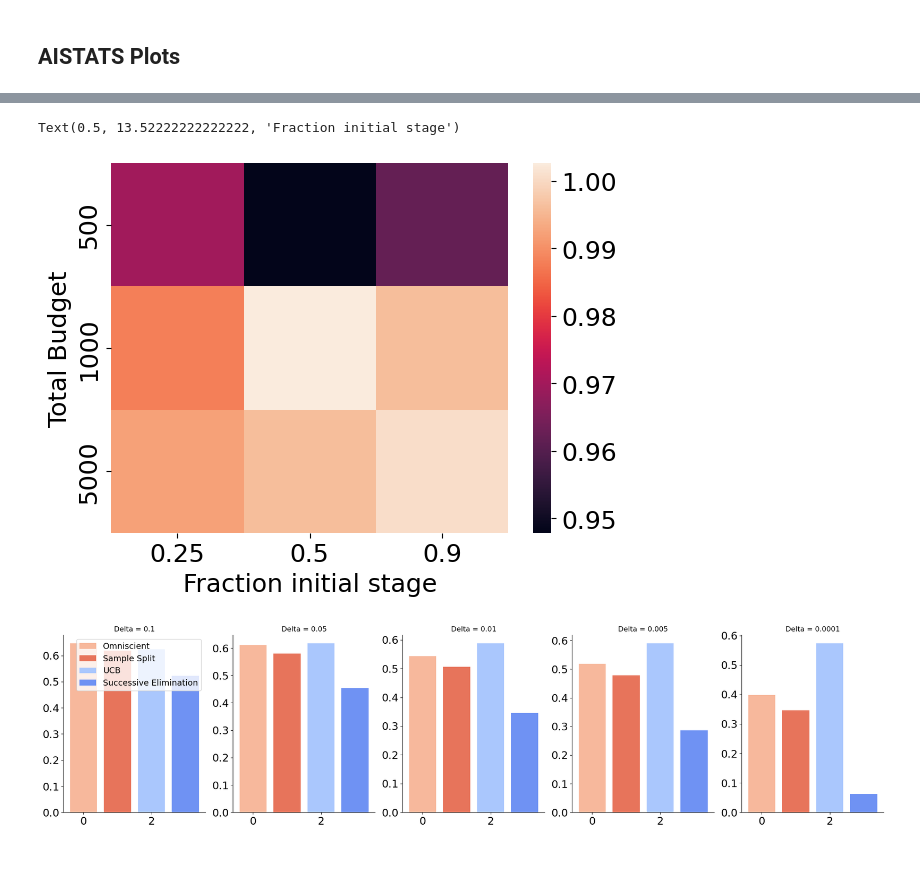
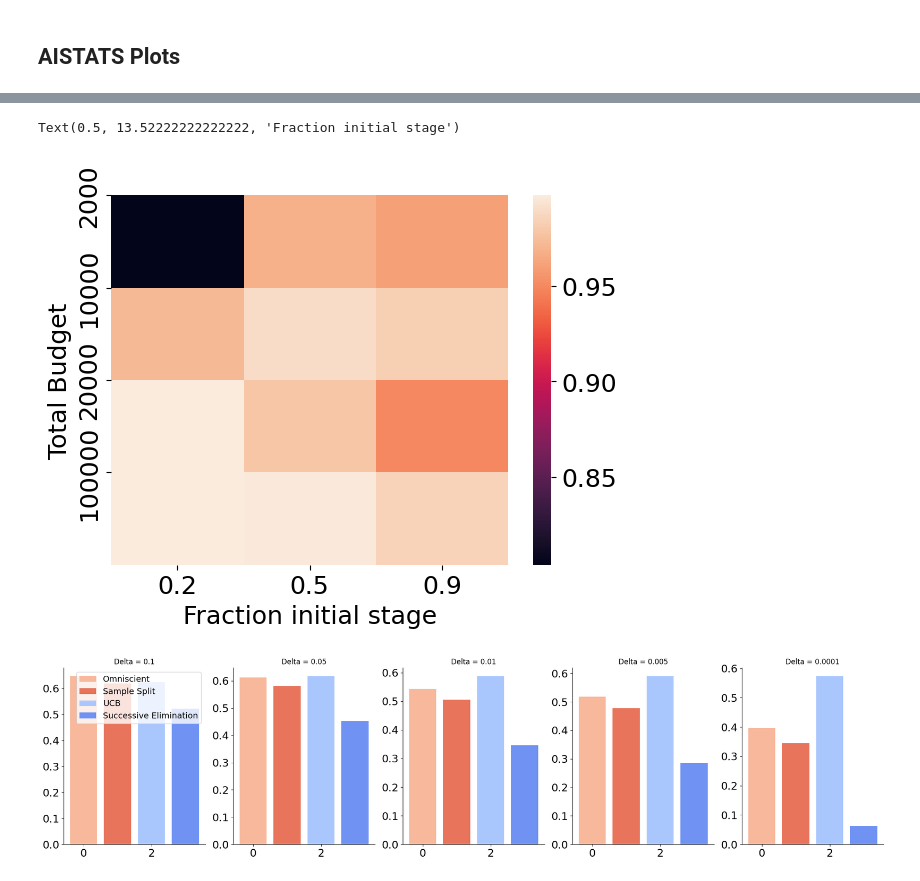
Before and after one commit to secg5/risk_certificate, a Jupyter notebook: scripts/notebooks/Plotting.ipynb, the cells around one changed output, grey strips where cells are left out. Cells and saved outputs as stored; diff of their text form; code cells hidden in the pictures.

```diff
--- a/scripts/notebooks/Plotting.ipynb
+++ b/scripts/notebooks/Plotting.ipynb
@@ -53,9 +64,11 @@ plt.legend()
 # %%
 dataset = "vary_n_m"
-sample_sizes = [100,500,1000,5000]
+number_arms = 200
+sample_sizes = [200*10,200*50,200*100,200*500]
+
 methods = ['omniscient','sample_split','ucb','successive_elimination']
 nice_names = ['Omniscient','Sample Split','UCB','Successive Elimination']
-temp_params = {'number_arms': 10}
+temp_params = {'number_arms': number_arms}
 
 for i in range(len(methods)):
     method_name = methods[i]
@@ -63,16 +76,23 @@ for i in range(len(methods)):
     data = []
 
     for s in sample_sizes:
+        # Make this consistent across classes
         temp_params['sample_size'] = s
-        if s == 100:
-            s = 80
-        temp_params['first_stage_size'] = s//2
+        # if s == 2000:
+        #     s = 8*200
+        temp_params['first_stage_size'] = s // 2
 
         results = get_results_matching_parameters(dataset,"",temp_params)
         results = aggregate_data(results)
         data.append(results[method_name][0])
     plt.plot(list(range(len(sample_sizes))),data,label=nice_name,color=colors_by_method[method_name])
 
+# Set y-axis ticks to the sample size numbers
+plt.xticks(list(range(len(sample_sizes))), [str(size) for size in sample_sizes])
+plt.xlabel('samlpe size')
+plt.ylabel('Certificate value')
+plt.title("Certificate value as a function of the sample size")
+
 plt.legend()
 # %% [output]
 <matplotlib.legend.Legend at 0x...>
@@ -80,35 +100,40 @@ plt.legend()
 # %%
 dataset = "vary_n_m"
-sample_sizes = [500,1000,5000]
-first_stage_sizes = [0.25,0.5,0.9]
-temp_params = {'number_arms': 10}
+# sample_sizes = [500,1000,5000]
+
+# sample_sizes = [2000,10000,20000,100000]
+number_arms = 200
+sample_sizes = [200*10,200*50,200*100,200*500]
+first_stage_sizes = [0.2,0.5,0.9]
+# temp_params = {'number_arms': 10}
+temp_params = {'number_arms': number_arms}
 
 total_array = np.zeros((len(sample_sizes),len(first_stage_sizes)))
 
 for i in range(len(sample_sizes)):
     for j in range(len(first_stage_sizes)):
         temp_params['sample_size'] = sample_sizes[i]
         temp_params['first_stage_size'] = int(first_stage_sizes[j]*sample_sizes[i])
 
-        if temp_params['first_stage_size'] == 125:
-            temp_params['first_stage_size'] = 100
+        # if temp_params['first_stage_size'] == 125:
+        #     temp_params['first_stage_size'] = 100
 
-        if temp_params['first_stage_size'] == 1250:
-            temp_params['first_stage_size'] = 1000
+        # if temp_params['first_stage_size'] == 1250:
+        #     temp_params['first_stage_size'] = 1000
 
         results = get_results_matching_parameters(dataset,"",temp_params)
         results = aggregate_data(results)
 
         total_array[i,j] = results['sample_split'][0]/results['omniscient'][0]
 
 sns.heatmap(total_array)
 plt.xticks([0.5,1.5,2.5],labels=first_stage_sizes)  # Set the tick labels
-plt.yticks([0.5,1.5,2.5],labels=sample_sizes)
+plt.yticks(range(len(sample_sizes)),labels=sample_sizes)
 plt.ylabel("Total Budget")
 plt.xlabel("Fraction initial stage")
 # %% [output]
 Text(0.5, 13.52222222222222, 'Fraction initial stage')
-[figure, old version]
+[figure, new version]
 # %%
 dataset = "vary_delta"
 delta_values = [0.1,0.05,0.01,0.005,0.0001]
```
Also changed, not shown: parts of 6 cells of this notebook, 4 other files.
